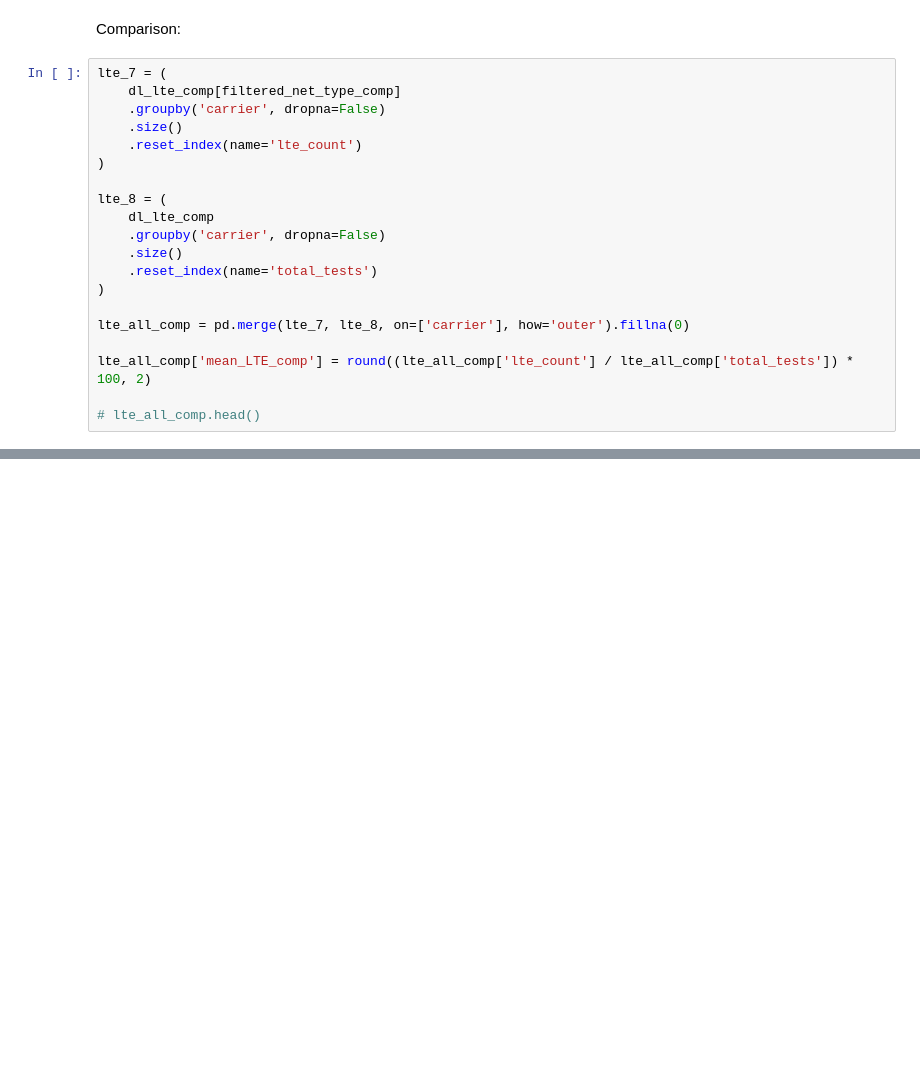
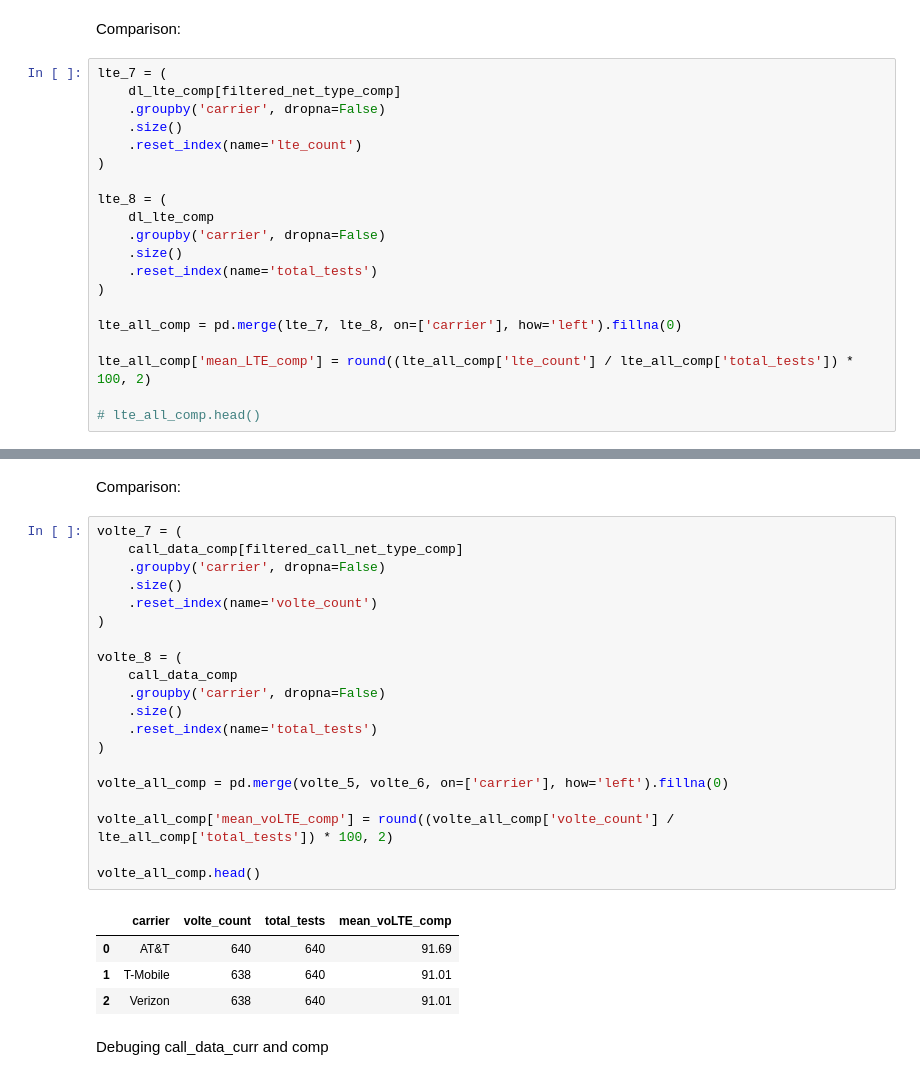
Before and after one commit to ookla-jennymassari/dq_reporting_test.py, a Jupyter notebook: dq_reporting_notebook.ipynb, the cells around one changed output, grey strips where cells are left out. Drawn from its saved outputs; the diff is of its cells as text; blank space fills up the shorter version.

```diff
--- a/dq_reporting_notebook.ipynb
+++ b/dq_reporting_notebook.ipynb
@@ -643,7 +624,7 @@ lte_8 = (
     .reset_index(name='total_tests')
 )
 
-lte_all_comp = pd.merge(lte_7, lte_8, on=['carrier'], how='outer').fillna(0)
+lte_all_comp = pd.merge(lte_7, lte_8, on=['carrier'], how='left').fillna(0)
 
 lte_all_comp['mean_LTE_comp'] = round((lte_all_comp['lte_count'] / lte_all_comp['total_tests']) * 100, 2)
 
@@ -655,0 +751,29 @@ lte_all_comp['mean_LTE_comp'] = round((lte_all_comp['lte_count'] / lte_all_comp[
+# %% [markdown]
+Comparison:
+# %%
+volte_7 = (
+    call_data_comp[filtered_call_net_type_comp]
+    .groupby('carrier', dropna=False)
+    .size()
+    .reset_index(name='volte_count')
+)
+
+volte_8 = (
+    call_data_comp
+    .groupby('carrier', dropna=False)
+    .size()
+    .reset_index(name='total_tests')
+)
+
+volte_all_comp = pd.merge(volte_5, volte_6, on=['carrier'], how='left').fillna(0)
+
+volte_all_comp['mean_voLTE_comp'] = round((volte_all_comp['volte_count'] / lte_all_comp['total_tests']) * 100, 2)
+
+volte_all_comp.head()
+# %% [output]
+|  | carrier | volte_count | total_tests | mean_voLTE_comp |
+| 0 | AT&T | 640 | 640 | 91.69 |
+| 1 | T-Mobile | 638 | 640 | 91.01 |
+| 2 | Verizon | 638 | 640 | 91.01 |
+# %% [markdown]
+Debuging call_data_curr and comp
```
Also changed, not shown: parts of 20 cells of this notebook, 1 other file.
